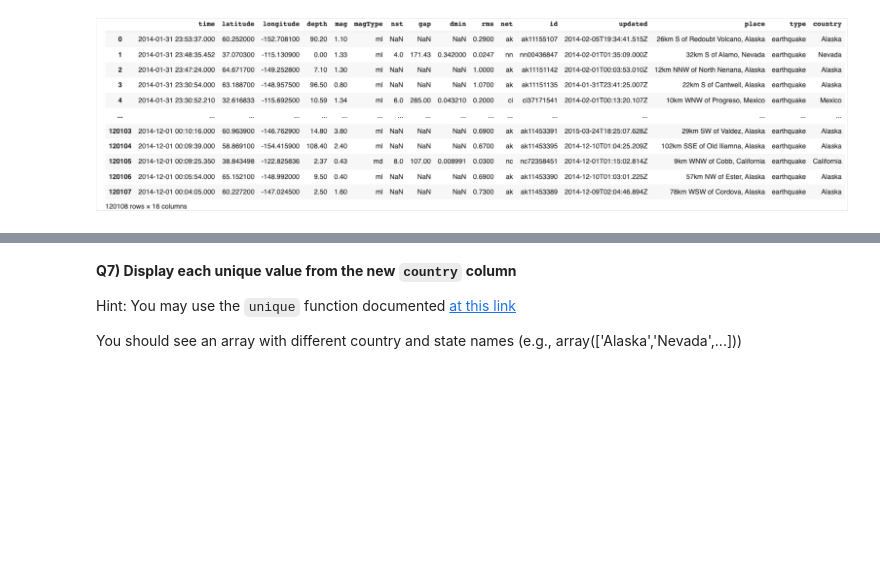
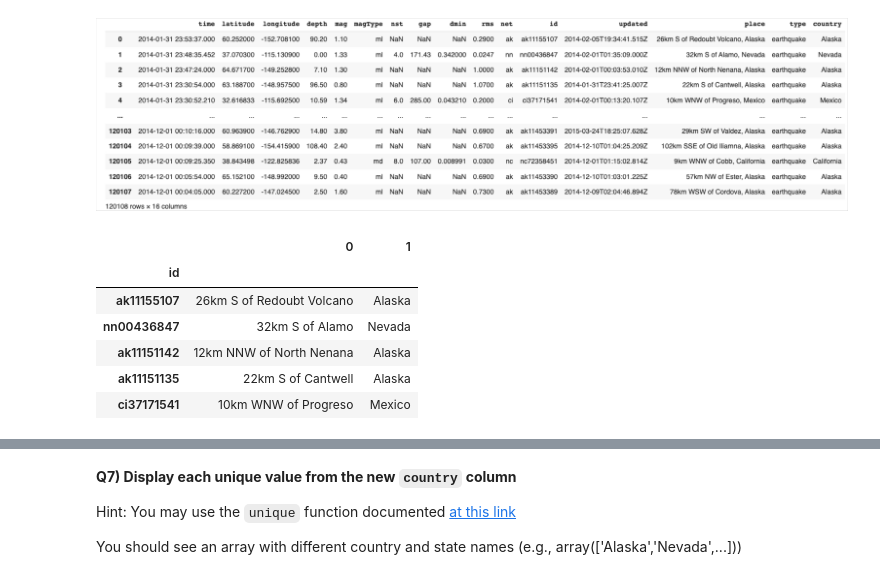
Before and after one commit to ocallaghanm/2022_Intro_Python, a Jupyter notebook: Exercises/W3_S1.ipynb, the cells around one changed output, grey strips where cells are left out. Drawn from its saved outputs; the diff is of its cells as text; code cells hidden in the pictures; blank space fills up the shorter version.

```diff
--- a/Exercises/W3_S1.ipynb
+++ b/Exercises/W3_S1.ipynb
@@ -205,6 +205,15 @@ Hint 2: You will use `.split()` to extract the country names. The documentation
 ![aaaaa5.jpg](embedded-picture-1)
 # %%
 # Extract the state or country
-country = df.__.str.__(',',expand=True,n=_)
+country = df.place.str.split(',',expand=True,n=1)
+country.head()
+# %% [output]
+|  | 0 | 1 |
+| id |  |  |
+| ak11155107 | 26km S of Redoubt Volcano | Alaska |
+| nn00436847 | 32km S of Alamo | Nevada |
+| ak11151142 | 12km NNW of North Nenana | Alaska |
+| ak11151135 | 22km S of Cantwell | Alaska |
+| ci37171541 | 10km WNW of Progreso | Mexico |
 # %%
 # Add it as a new column to the `DataFrame` called `country`
```
Also changed, not shown: parts of 1 cell of this notebook.
